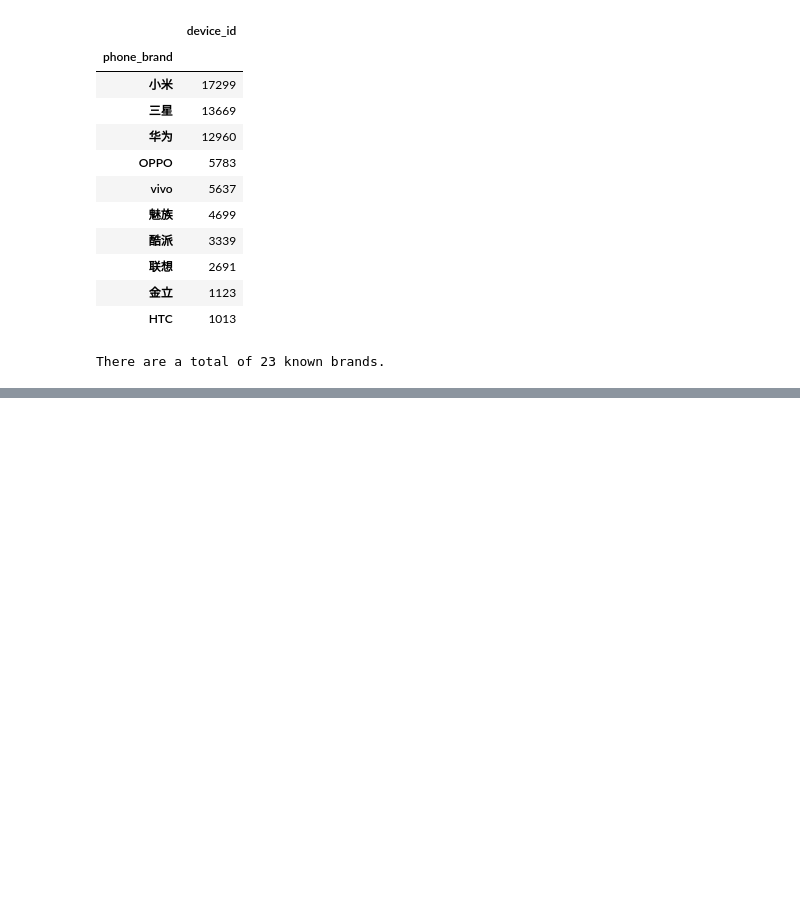
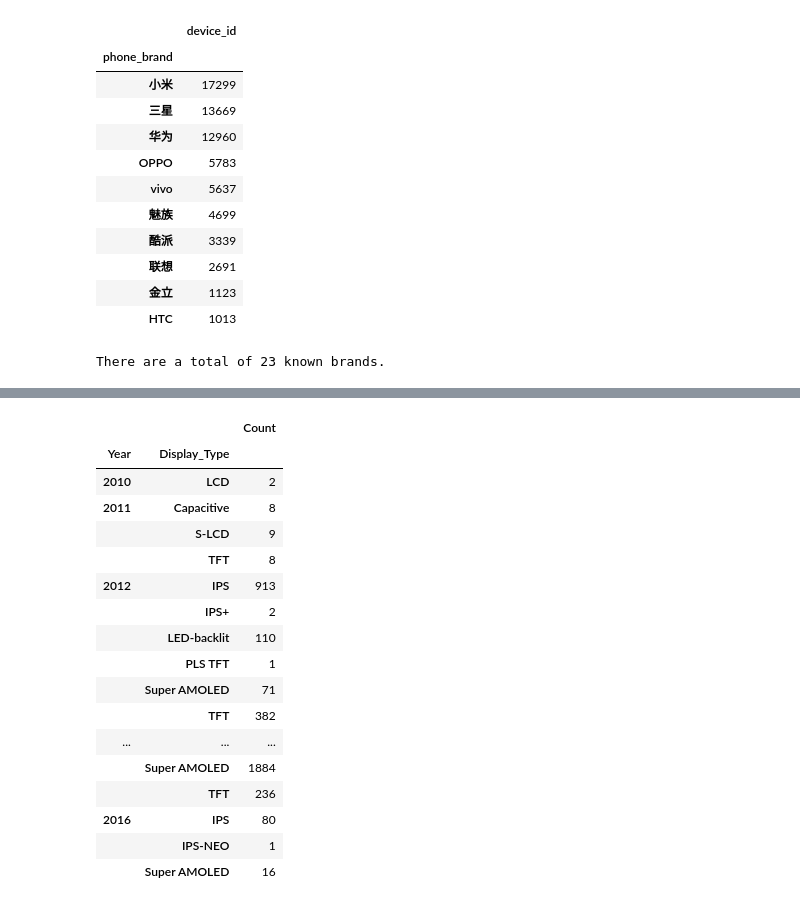
Before and after one commit to dc2629/Analysis-of-Chinese-Mobile-Phone-User-Population-vs-Phone-Specifications, a Jupyter notebook: Analysis of Chinese Mobile Phone User Population vs Phone Specifications.ipynb, the cells around one changed output, grey strips where cells are left out. Drawn from its saved outputs; the diff is of its cells as text; code cells hidden in the pictures; blank space fills up the shorter version.

```diff
--- a/Analysis of Chinese Mobile Phone User Population vs Phone Specifications.ipynb
+++ b/Analysis of Chinese Mobile Phone User Population vs Phone Specifications.ipynb
@@ -274,0 +292,13 @@ phone_map = folium.Map()
+# %%
+# Try to work with display type to see if the display technology has been shifted over the years
+display_type_df = merged_user_phone_df
+
+display_type_df['release_date'] = display_type_df.announced.apply(parse_release_date)
+display_type_df["short_display_type"] = [item[0] for item in display_type_df.display_type.str.split()[0:]]
+display_type_df["Year"] = display_type_df.release_date.dt.strftime('%Y').astype(int,errors='ignore')
+display_type_df = display_type_df[display_type_df.Year != "NaT"].reindex()
+display_type_df = display_type_df.replace({"Super":"Super AMOLED","True":"True HD-IPS + LCD","LTPS":"LTPS IPS LCD",
+                                          "PLS":"PLS TFT"})
+sns.factorplot(x='Year',data=display_type_df,kind='count',hue='short_display_type',legend=False,size=4.8, aspect=2)
+plt.legend(display_type_df.short_display_type.unique(),bbox_to_anchor=(.8, 1), loc=1, borderaxespad=0., mode="expand")
+plt.show()
@@ -274,0 +308,24 @@ phone_map = folium.Map()
+# %%
+year_display_df = display_type_df.groupby(["Year","short_display_type"]).agg('count')[["brand"]]
+year_display_df.index.names = ["Year","Display_Type"]
+year_display_df.rename({"brand":"Count"},axis='columns',inplace=True)
+display(year_display_df)
+# %% [output]
+|  |  | Count |
+| Year | Display_Type |  |
+| 2010 | LCD | 2 |
+| 2011 | Capacitive | 8 |
+|  | S-LCD | 9 |
+|  | TFT | 8 |
+| 2012 | IPS | 913 |
+|  | IPS+ | 2 |
+|  | LED-backlit | 110 |
+|  | PLS TFT | 1 |
+|  | Super AMOLED | 71 |
+|  | TFT | 382 |
+| ... | ... | ... |
+|  | Super AMOLED | 1884 |
+|  | TFT | 236 |
+| 2016 | IPS | 80 |
+|  | IPS-NEO | 1 |
+|  | Super AMOLED | 16 |
```
Also changed, not shown: parts of 11 cells of this notebook.
